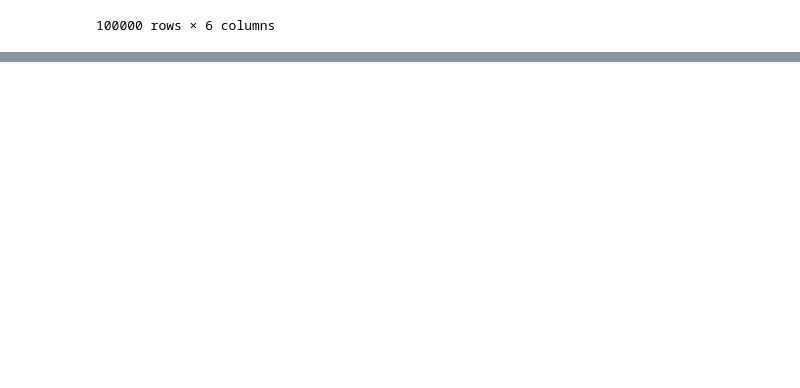
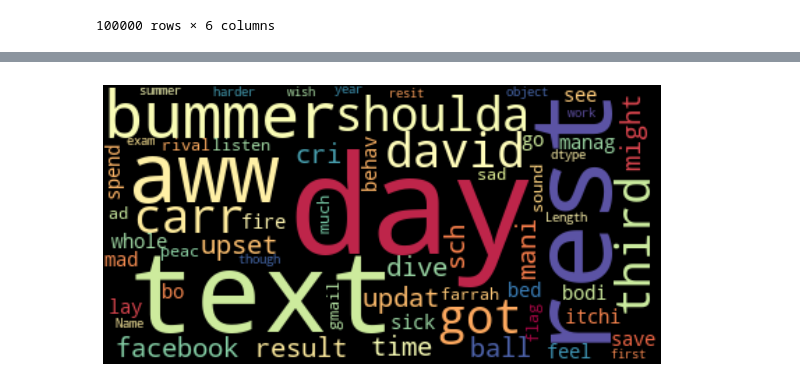
Before and after one commit to caroacostatovany/sentiment_analysis_tweets, a Jupyter notebook: notebooks/EDA.ipynb, the cells around one changed output, grey strips where cells are left out. Drawn from its saved outputs; the diff is of its cells as text; code cells hidden in the pictures; blank space fills up the shorter version.

```diff
--- a/notebooks/EDA.ipynb
+++ b/notebooks/EDA.ipynb
@@ -160,0 +207,11 @@ df_2
+# %%
+negativo=str(df['text'].loc[df['target'] == 0])
+positivo=str(df['text'].loc[df['target'] == 1])
+# %%
+wordclouds = WordCloud(max_words=100, background_color="black",colormap="Spectral").generate(negativo)
+plt.figure(figsize=(10, 10))
+plt.imshow(wordclouds, interpolation="bilinear")
+plt.axis("off")
+plt.show()
+# %% [output]
+[figure, added]
```
Also changed, not shown: parts of 10 cells of this notebook.
